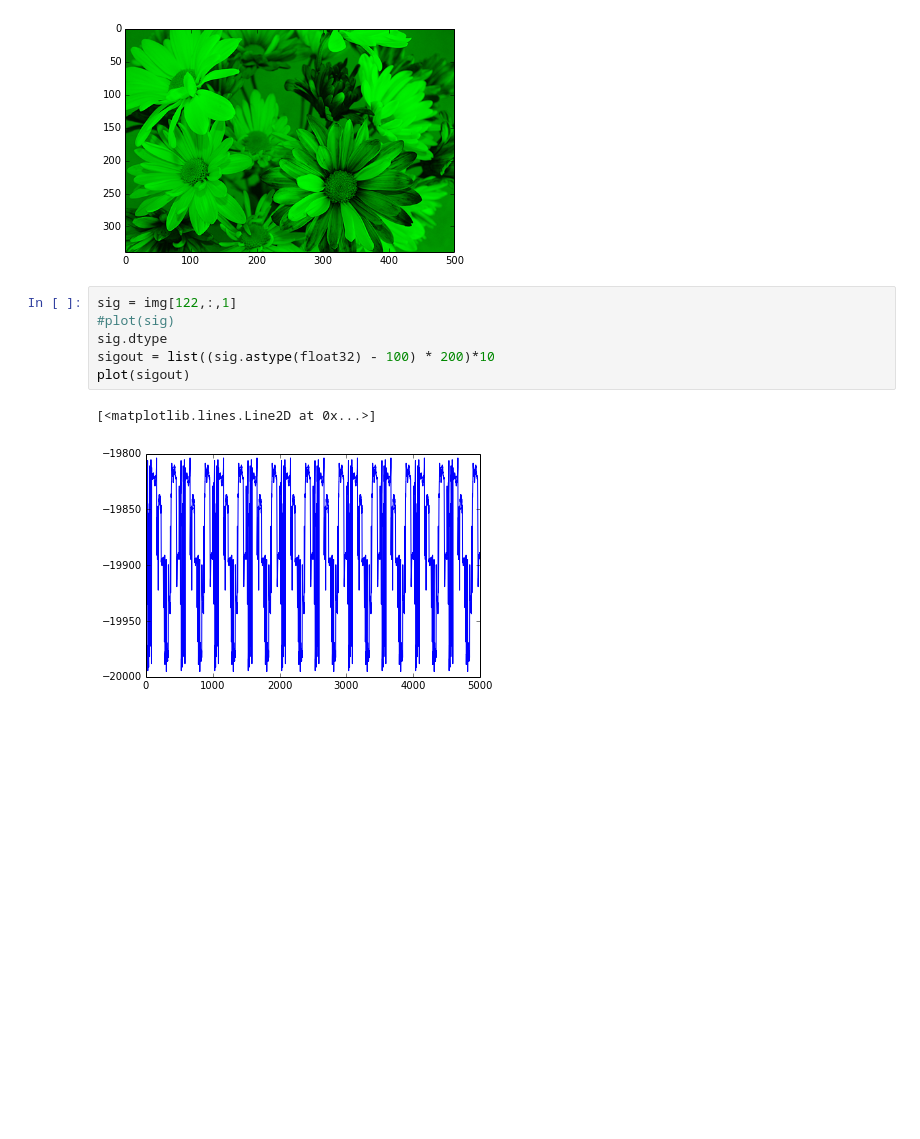
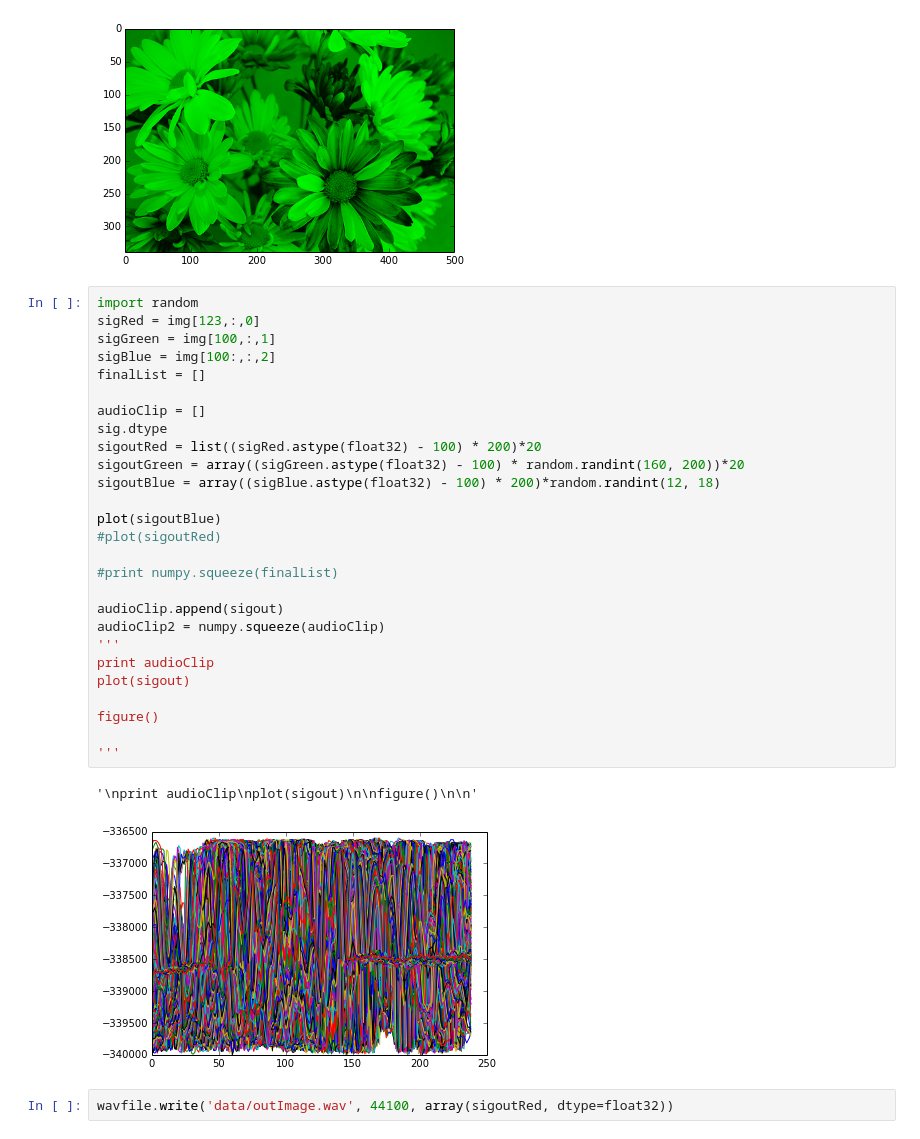
Before and after one commit to emptyr1/MediaSignalProcessing, a Jupyter notebook: HW2.ipynb, the cells around one changed output. Saved outputs shown, nothing was run; the diff lists cells and outputs as text; blank space fills up the shorter version.

```diff
--- a/HW2.ipynb
+++ b/HW2.ipynb
@@ -27,12 +27,35 @@ imshow(red_only)
 # %% [output]
 <matplotlib.image.AxesImage at 0x...>
 [figure]
-# %%
-sig = img[122,:,1]
-#plot(sig)
-sig.dtype
-sigout = list((sig.astype(float32) - 100) * 200)*10
-plot(sigout)
-# %% [output]
-[<matplotlib.lines.Line2D at 0x...>]
-[figure, removed]
+# %%
+import random
+sigRed = img[123,:,0]
+sigGreen = img[100,:,1]
+sigBlue = img[100:,:,2]
+finalList = []
+
+audioClip = []
+sig.dtype
+sigoutRed = list((sigRed.astype(float32) - 100) * 200)*20
+sigoutGreen = array((sigGreen.astype(float32) - 100) * random.randint(160, 200))*20
+sigoutBlue = array((sigBlue.astype(float32) - 100) * 200)*random.randint(12, 18)
+
+plot(sigoutBlue)
+#plot(sigoutRed)
+
+#print numpy.squeeze(finalList)
+
+audioClip.append(sigout)
+audioClip2 = numpy.squeeze(audioClip)
+'''
+print audioClip
+plot(sigout)
+
+figure()
+
+'''
+# %% [output]
+'\nprint audioClip\nplot(sigout)\n\nfigure()\n\n'
+[figure, added]
+# %%
+wavfile.write('data/outImage.wav', 44100, array(sigoutRed, dtype=float32))
```
Also changed, not shown: parts of 1 cell of this notebook, 3 other files.
